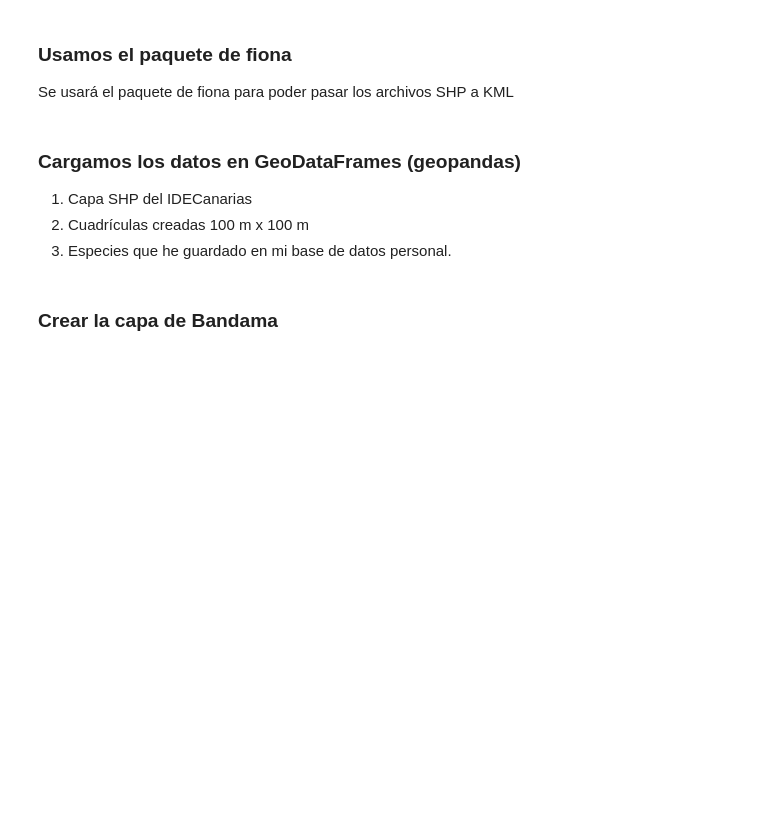
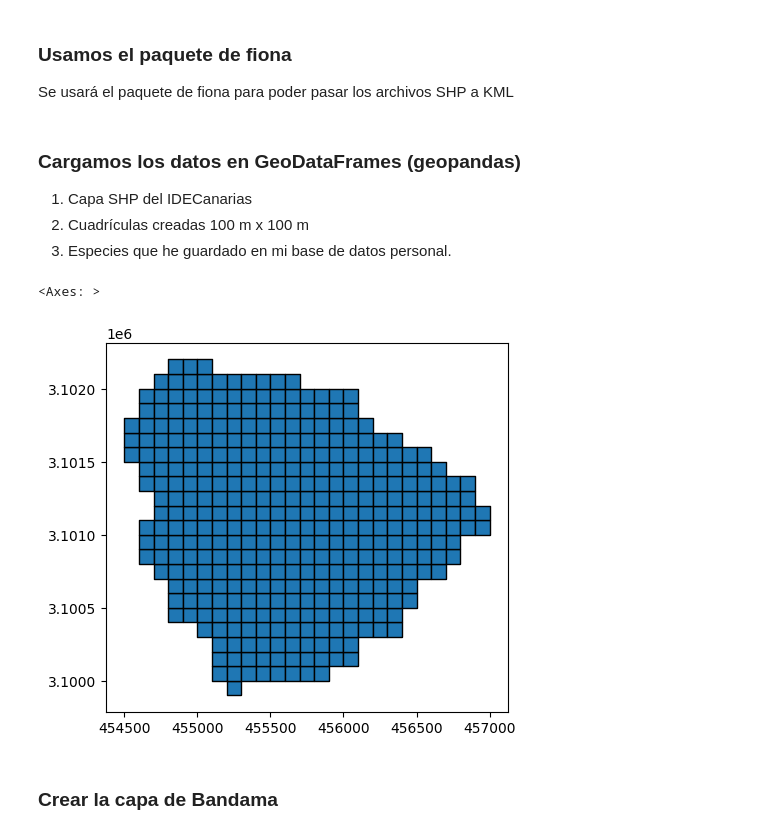
Before and after one commit to JuanCarlosBio/Cuadriculas_Especies, a Jupyter notebook: analysis/code/leaflet.ipynb, the cells around one changed output. Saved outputs shown, nothing was run; the diff lists cells and outputs as text; code cells hidden in the pictures; blank space fills up the shorter version.

```diff
--- a/analysis/code/leaflet.ipynb
+++ b/analysis/code/leaflet.ipynb
@@ -36,8 +36,12 @@ fiona.supported_drivers['KML'] = 'rw'
 3. Especies que he guardado en mi base de datos personal.
 # %%
 enp = gpd.read_file("../../data/enps_canarias/eennpp.shp")
-bandama_grid = gpd.read_file("../../results/C-14.kml", driver = "kml")
+bandama_grid = gpd.read_file("../../results/C-14.shp")
 especies_tsv = pd.read_csv("../data/coord_plantae.tsv", sep = "\t")
+bandama_grid.plot(edgecolor = "black")
+# %% [output]
+<Axes: >
+[figure, added]
 # %% [markdown]
 ### Crear la capa de Bandama
 # %%
```
Also changed, not shown: parts of 5 cells of this notebook, 4 other files.
